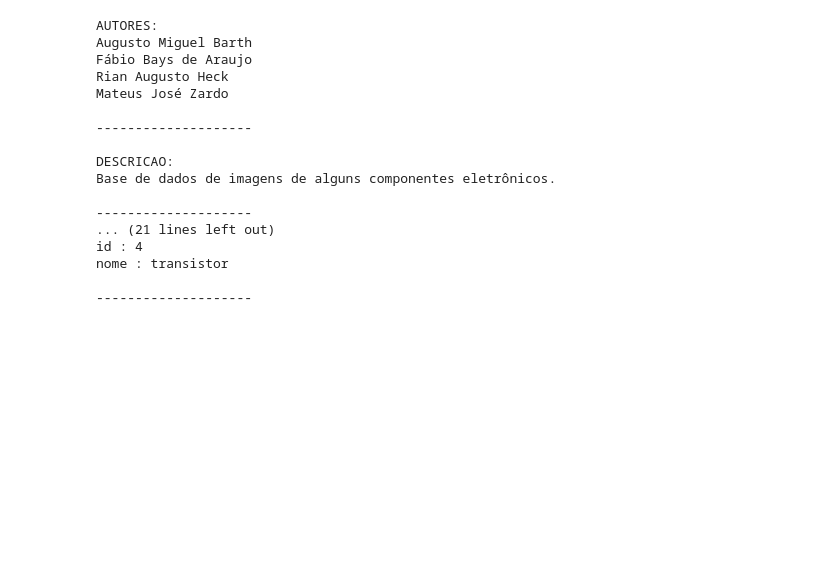
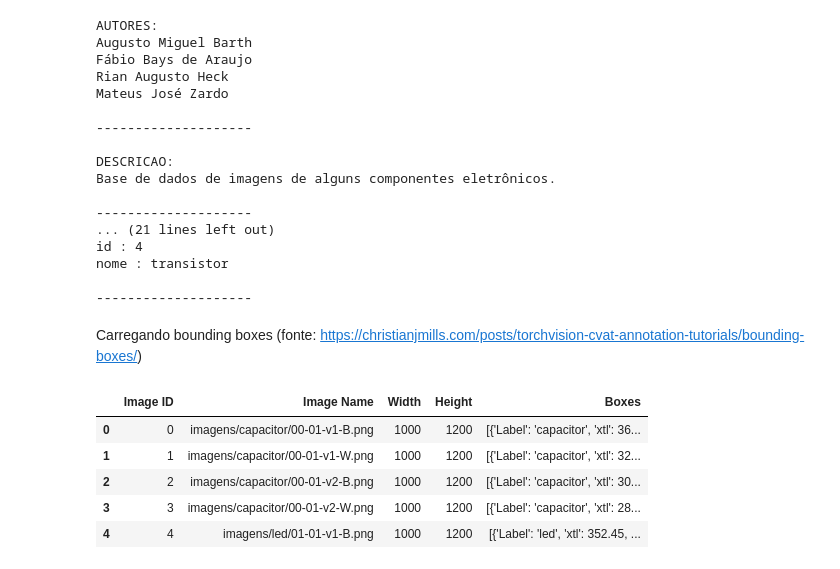
Before and after one commit to fabio-bays/the-dip, a Jupyter notebook: exibir_dataset_original.ipynb, the cells around one changed output. Saved outputs shown, nothing was run; the diff lists cells and outputs as text; code cells hidden in the pictures; blank space fills up the shorter version.

Commit message:
Carregando bounding boxes para dataframe

```diff
--- a/exibir_dataset_original.ipynb
+++ b/exibir_dataset_original.ipynb
@@ -98,3 +98,74 @@ id : 4
 nome : transistor
 
 --------------------
+# %% [markdown]
+Carregando bounding boxes (fonte: https://christianjmills.com/posts/torchvision-cvat-annotation-tutorials/bounding-boxes/)
+# %%
+import xml.etree.ElementTree as ET
+import pandas as pd
+
+def parse_cvat_bbox_xml(xml_content):
+
+    # Parse the XML content
+    root = ET.fromstring(xml_content)
+    data = {}
+
+    # Iterate through each image element in the XML
+    for image in root.findall('image'):
+        # Extract image attributes
+        image_id = image.get('id')
+        image_name = image.get('name')
+        width = image.get('width')
+        height = image.get('height')
+
+        # Initialize a dictionary to store image data
+        image_data = {
+            'Image ID': int(image_id),
+            'Image Name': image_name,
+            'Width': int(width),
+            'Height': int(height),
+            'Boxes': []
+        }
+
+        # Iterate through each bounding box element within the image
+        for box in image.findall('box'):
+            # Extract box attributes
+            label = box.get('label')
+            xtl = float(box.get('xtl'))
+            ytl = float(box.get('ytl'))
+            xbr = float(box.get('xbr'))
+            ybr = float(box.get('ybr'))
+
+            # Construct a dictionary for the box data
+            box_data = {
+                'Label': label,
+                'xtl': xtl,
+                'ytl': ytl,
+                'xbr': xbr,
+                'ybr': ybr
+            }
+
+            # Append the box data to the image's 'Boxes' list
+            image_data['Boxes'].append(box_data)
+
+        # Map the image data to its ID in the data dictionary
+        data[image_id] = image_data
+
+    # Convert the data dictionary to a DataFrame and return
+    return pd.DataFrame.from_dict(data, orient='index')
+
+# Read the XML file
+with open('annotations.xml', 'r', encoding='utf-8') as file:
+    xml_content = file.read()
+
+# Parse the XML content
+annotation_df = parse_cvat_bbox_xml(xml_content)
+
+annotation_df.head()
+# %% [output]
+|  | Image ID | Image Name | Width | Height | Boxes |
+| 0 | 0 | imagens/capacitor/00-01-v1-B.png | 1000 | 1200 | [{'Label': 'capacitor', 'xtl': 36... |
+| 1 | 1 | imagens/capacitor/00-01-v1-W.png | 1000 | 1200 | [{'Label': 'capacitor', 'xtl': 32... |
+| 2 | 2 | imagens/capacitor/00-01-v2-B.png | 1000 | 1200 | [{'Label': 'capacitor', 'xtl': 30... |
+| 3 | 3 | imagens/capacitor/00-01-v2-W.png | 1000 | 1200 | [{'Label': 'capacitor', 'xtl': 28... |
+| 4 | 4 | imagens/led/01-01-v1-B.png | 1000 | 1200 | [{'Label': 'led', 'xtl': 352.45, ... |
```
